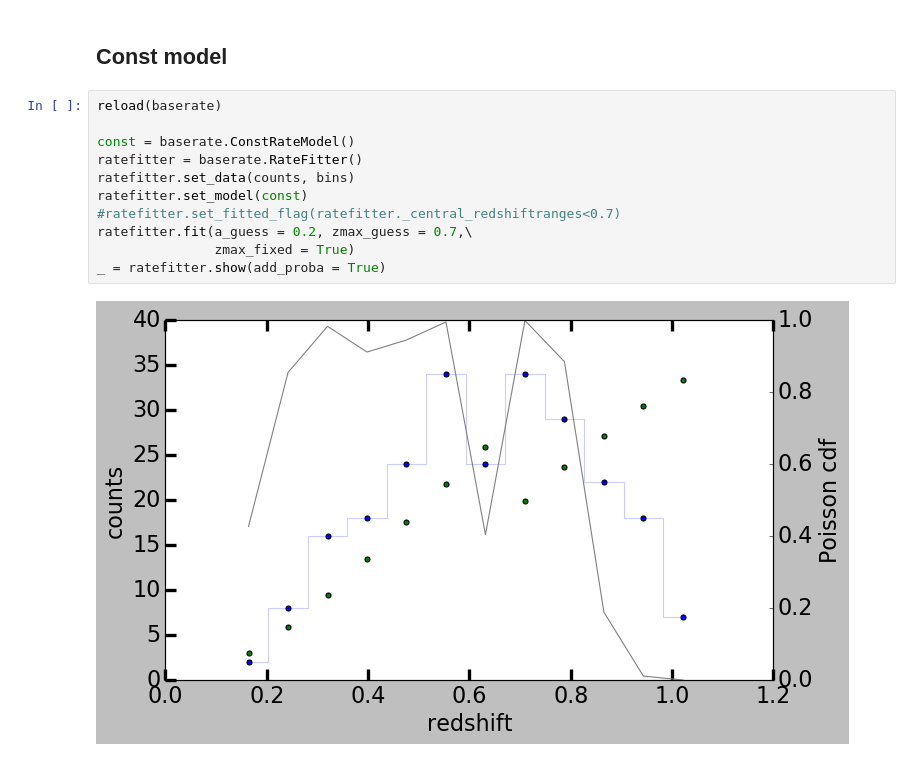
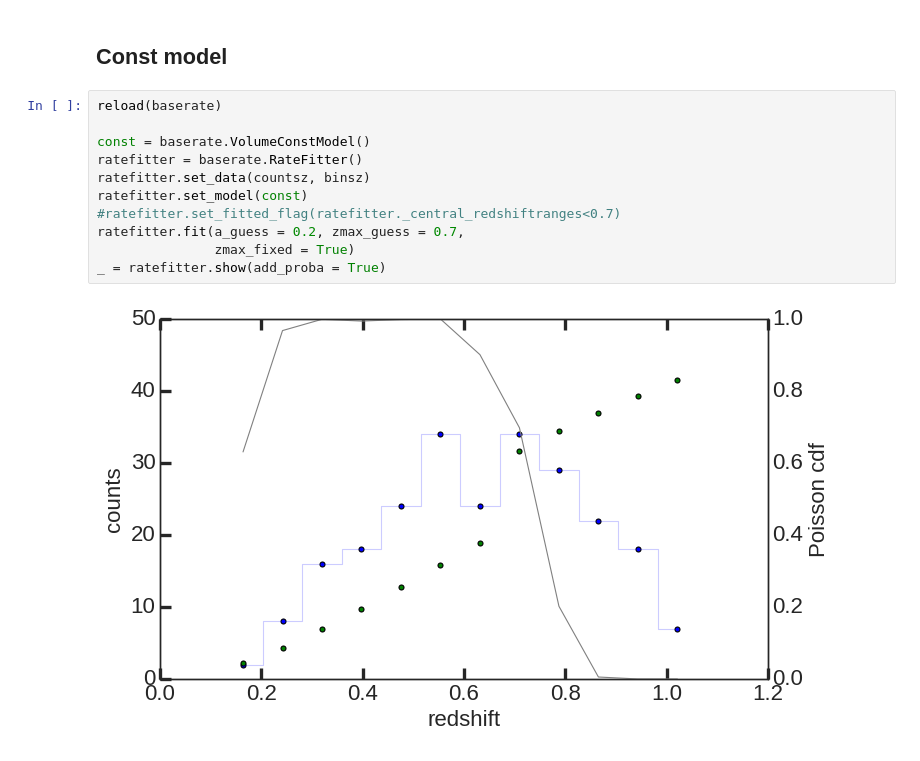
Before and after one commit to Nora-n/variaIa, a Jupyter notebook: notebooks/ModeFits.ipynb, the cells around one changed output. Cells and saved outputs as stored; diff of their text form.

Commit message:
Super in stretchevol; wip zmax with VolumeVolume in baserate; imp graphs

```diff
--- a/notebooks/ModeFits.ipynb
+++ b/notebooks/ModeFits.ipynb
@@ -780,13 +808,13 @@ expo.parammissed
 # %%
 reload(baserate)
 
-const = baserate.ConstRateModel()
+const = baserate.VolumeConstModel()
 ratefitter = baserate.RateFitter()
-ratefitter.set_data(counts, bins)
+ratefitter.set_data(countsz, binsz)
 ratefitter.set_model(const)
 #ratefitter.set_fitted_flag(ratefitter._central_redshiftranges<0.7)
-ratefitter.fit(a_guess = 0.2, zmax_guess = 0.7,\
+ratefitter.fit(a_guess = 0.2, zmax_guess = 0.7,
                zmax_fixed = True)
 _ = ratefitter.show(add_proba = True)
 # %% [output]
-[figure, old version]
+[figure, new version]
```
Also changed, not shown: parts of 45 cells of this notebook, 2 other files.
